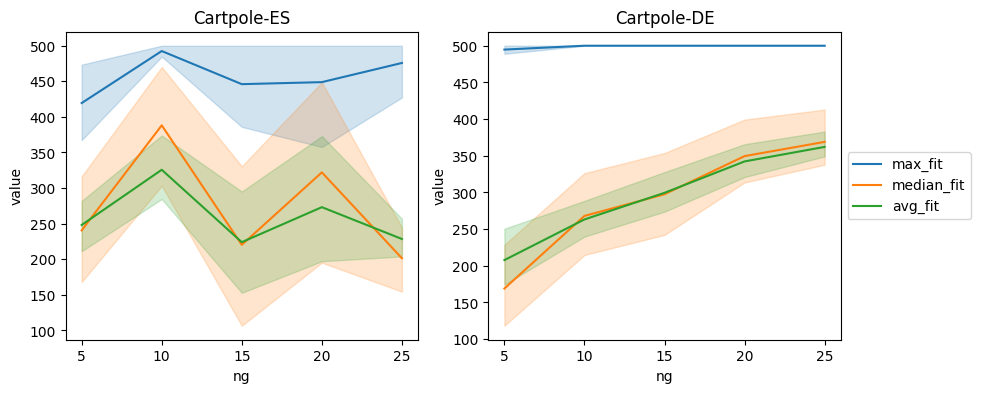
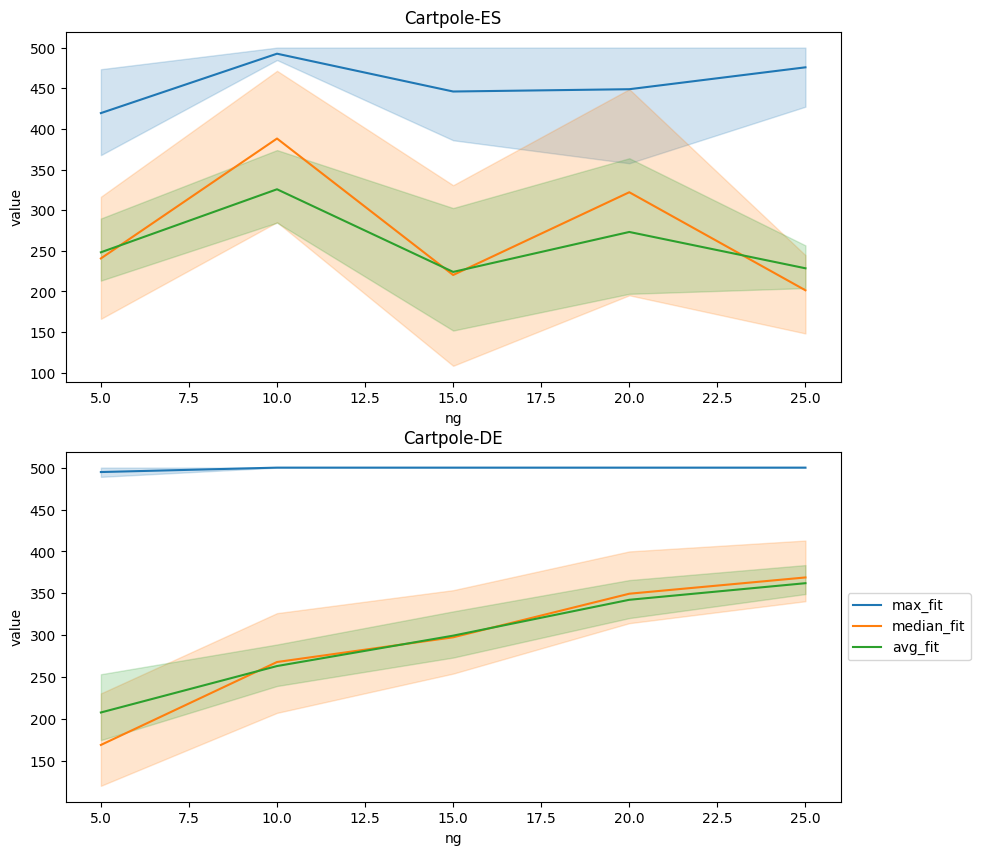
Unified diff of the notebook cell whose output changed from the first chart to the second:
--- before
+++ after
@@ -16,5 +16,5 @@
 for en in ["cartpole", "lunarlander"]:
     for cont in Cst.LAMBDA_CONTS:
-        fig, axes = plt.subplots(1,2, figsize=(10, 4))
+        fig, axes = plt.subplots(2,1, figsize=(10, 10))
         for i, alg in enumerate(["lambda", "diff"]):
             ax = plot_decision_chart(en,alg,cont, axes[i])
@@ -22,4 +22,6 @@
             ax.legend_.remove()
             ax.set_title(f"{env_naming[en]}-{alg_naming[alg]}")
+            print(cont)
+
 
         plt.legend(handles, labels, loc="center left", bbox_to_anchor=(1, 0.5))

Commit: work